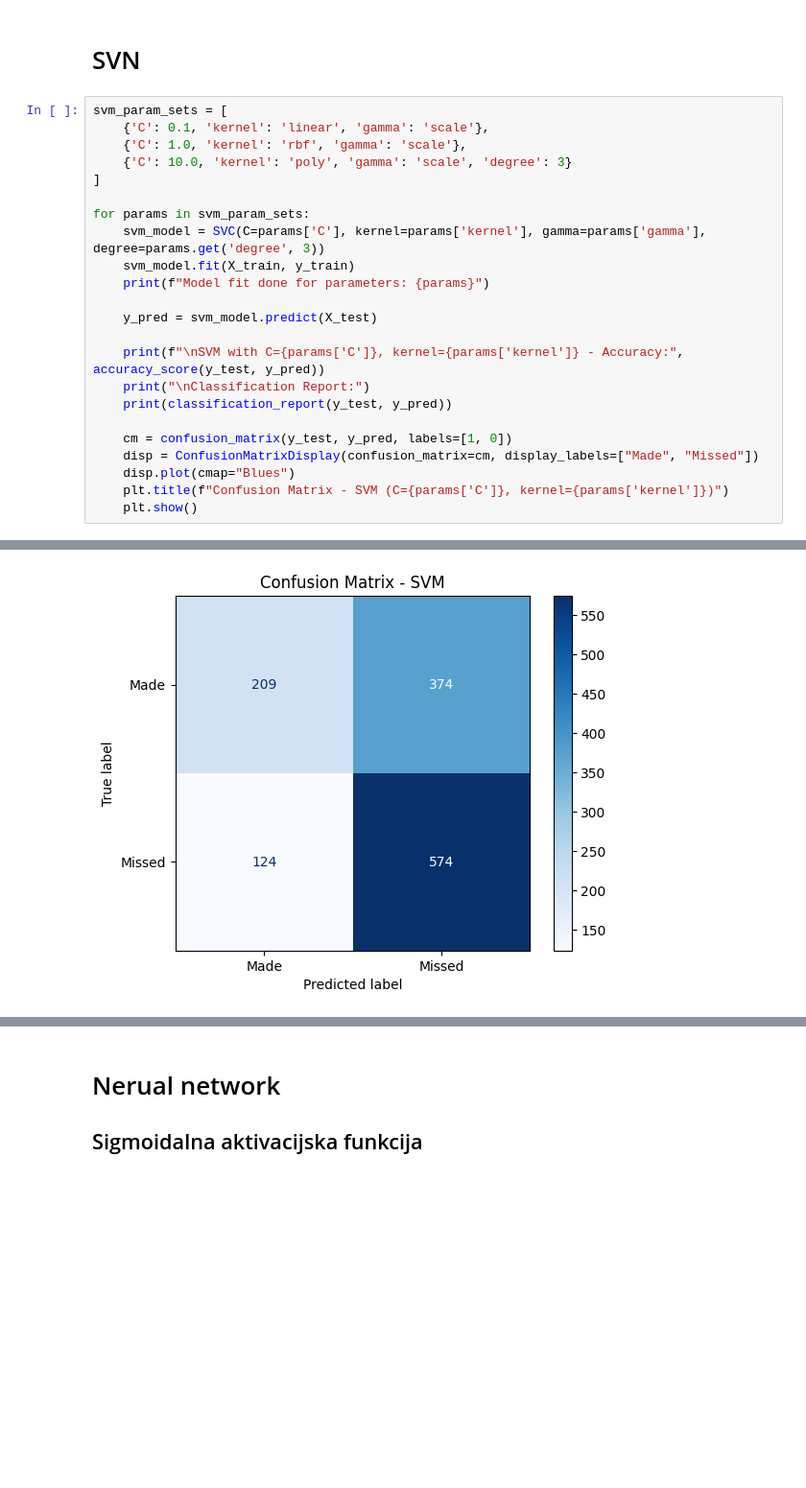
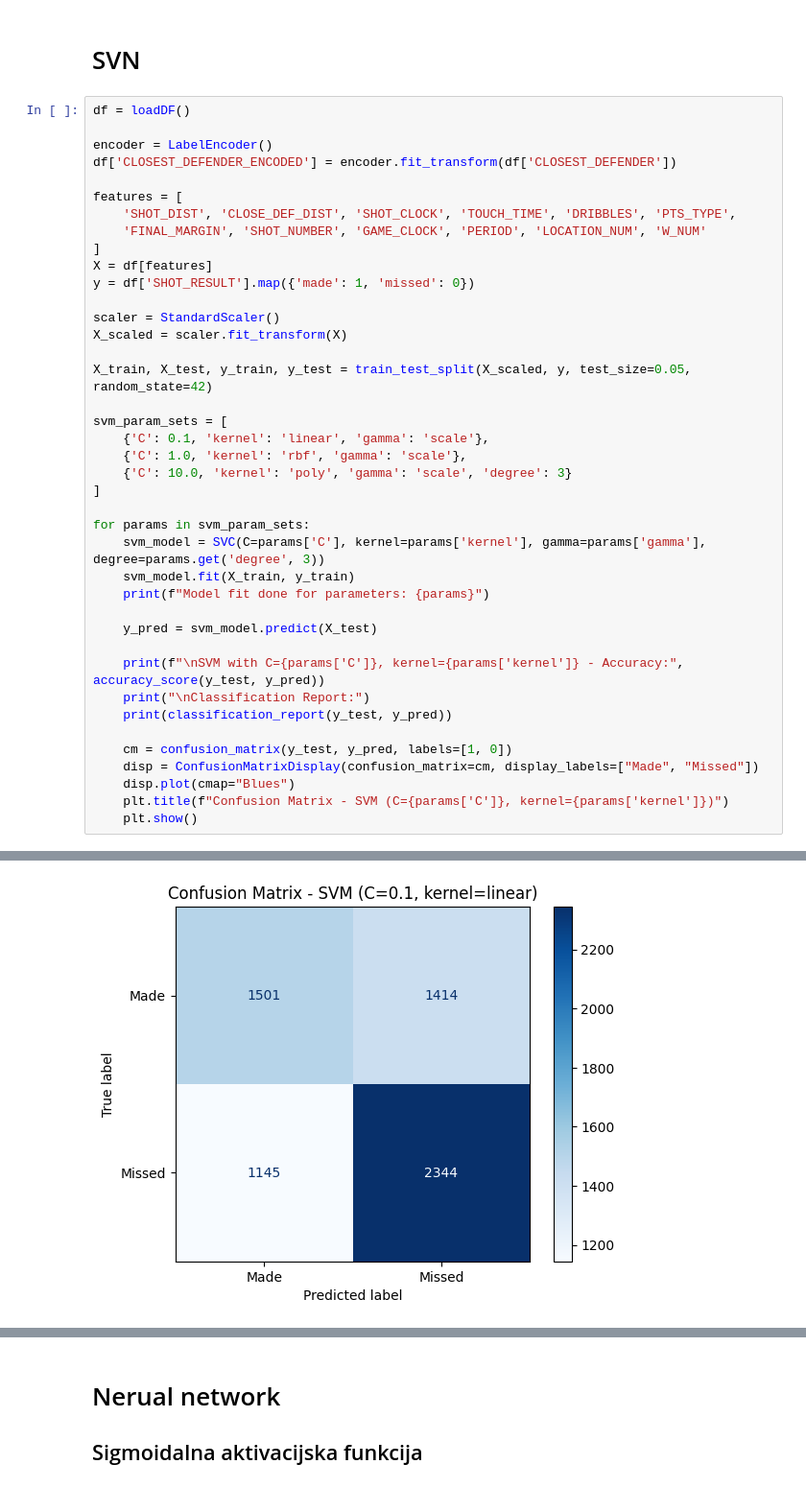
Before and after one commit to markojerkic/uzop-lab3, a Jupyter notebook: clanak.ipynb, the cells around one changed output, grey strips where cells are left out. Shown at 96% size. Cells and saved outputs as stored; diff of their text form; blank space fills up the shorter version.

```diff
--- a/clanak.ipynb
+++ b/clanak.ipynb
@@ -116,6 +115,23 @@ weighted avg       0.62      0.62      0.61      6404
 # %% [markdown]
 # SVN
 # %%
+df = loadDF()
+
+encoder = LabelEncoder()
+df['CLOSEST_DEFENDER_ENCODED'] = encoder.fit_transform(df['CLOSEST_DEFENDER'])
+
+features = [
+    'SHOT_DIST', 'CLOSE_DEF_DIST', 'SHOT_CLOCK', 'TOUCH_TIME', 'DRIBBLES', 'PTS_TYPE',
+    'FINAL_MARGIN', 'SHOT_NUMBER', 'GAME_CLOCK', 'PERIOD', 'LOCATION_NUM', 'W_NUM'
+]
+X = df[features]
+y = df['SHOT_RESULT'].map({'made': 1, 'missed': 0})
+
+scaler = StandardScaler()
+X_scaled = scaler.fit_transform(X)
+
+X_train, X_test, y_train, y_test = train_test_split(X_scaled, y, test_size=0.05, random_state=42)
+
 svm_param_sets = [
     {'C': 0.1, 'kernel': 'linear', 'gamma': 'scale'},
     {'C': 1.0, 'kernel': 'rbf', 'gamma': 'scale'},
@@ -157 +171 @@ weighted avg       0.62      0.61      0.59      1281
-[figure, old version]
+[figure, new version]
```
Also changed, not shown: parts of 5 cells of this notebook.
